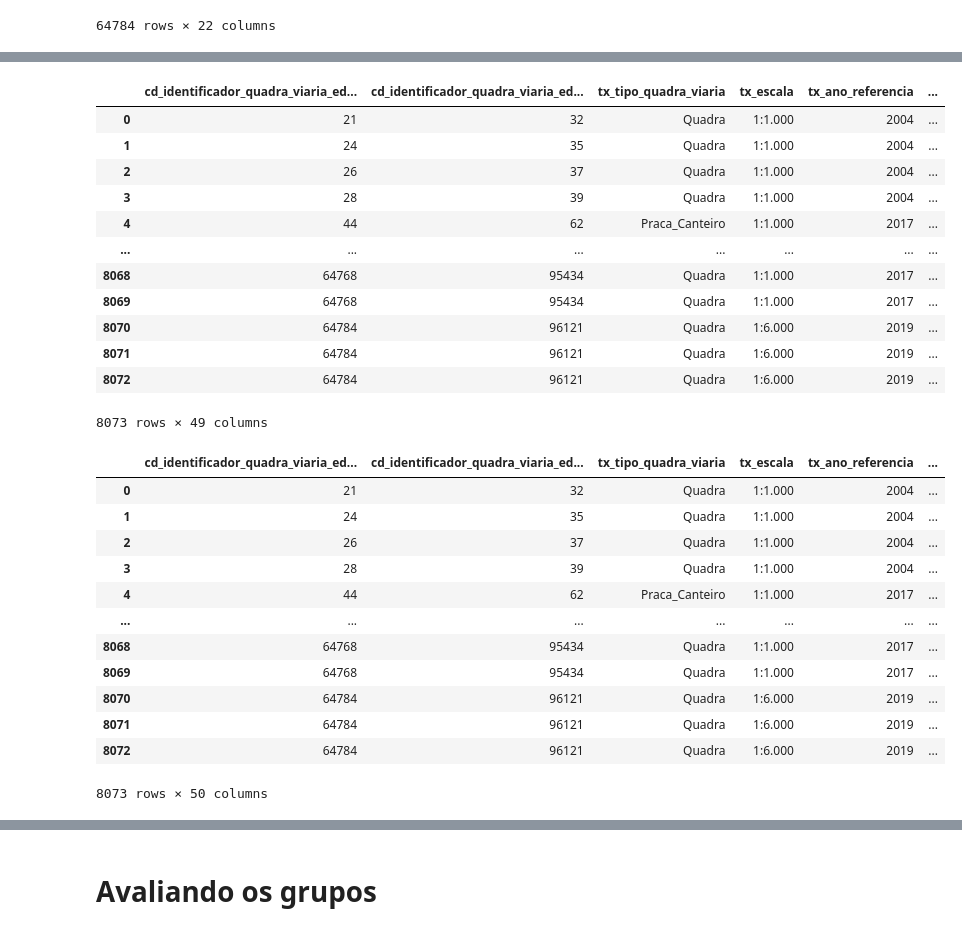
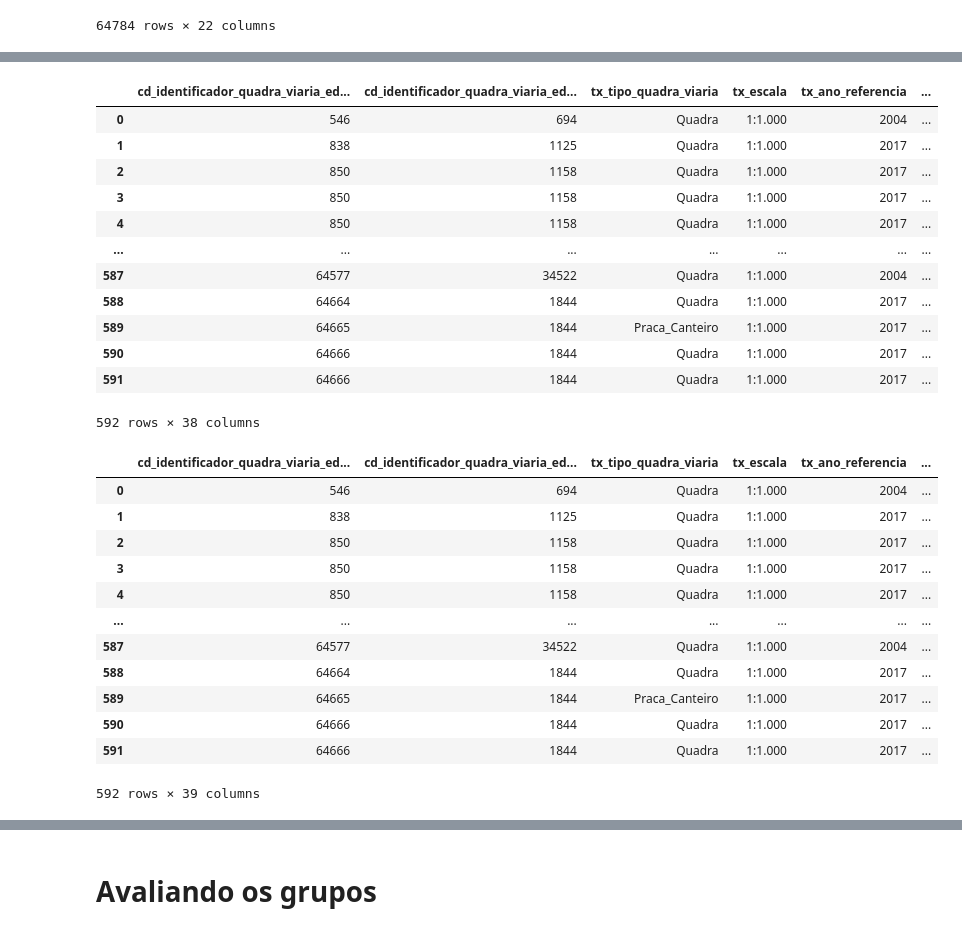
Before and after one commit to sepep-pmsp/compatibilizacao-setores-censitarios, a Jupyter notebook: 13 Avaliação do Plano Diretor.ipynb, the cells around one changed output, grey strips where cells are left out. Drawn from its saved outputs; the diff is of its cells as text; code cells hidden in the pictures.

```diff
--- a/13 Avaliação do Plano Diretor.ipynb
+++ b/13 Avaliação do Plano Diretor.ipynb
@@ -172,7 +213,7 @@ quadras
 ## Bens tombados
 # %%
 tombamento = gpd.read_file(
-    f'{shapefiles.get('tombamento').get('local_filepath')}!SIRGAS_SHP_benstombados/SIRGAS_SHP_benstombados.shp'
+    f'{shapefiles.get('tombamento').get('local_filepath')}!{shapefiles.get('tombamento').get('shapefile_path')}'
 )
 tombamento = tombamento.set_crs('EPSG:31983')
 tombamento.head()
@@ -245,7 +286,7 @@ quadras
 ## Bairros ambientais
 # %%
 bairro_amb = gpd.read_file(
-    f'{shapefiles.get('bairro_amb').get('local_filepath')}!SIRGAS_SHP_bairroambiental/SIRGAS_SHP_bairroambiental_polygon.shp'
+    f'{shapefiles.get('bairro_amb').get('local_filepath')}!{shapefiles.get('bairro_amb').get('shapefile_path')}'
 )
 bairro_amb = bairro_amb.set_crs('EPSG:31983')
 bairro_amb.head()
@@ -310,9 +351,9 @@ A camada de Cadastro de Área Pública (CAP) indica os imóveis pertencentes à
 
 Todas os registros estão ativos, então não é necessário nenhum filtro relacionado ao status. Porém, algumas geometrias não estão válidas, e esses registro serão removidos do GeoDataFrame.
 # %%
-area_pub = gpd.read_file(
-    f'{shapefiles.get('area_pub').get('local_filepath')}!SIRGAS_SHP_cadastroareapublica/SIRGAS_SHP_cadastroareapublica.shp'
+contamin = gpd.read_file(
+    f'{shapefiles.get('contamin').get('local_filepath')}!{shapefiles.get('contamin').get('shapefile_path')}'
 )
-area_pub = area_pub.set_crs('EPSG:31983')
-area_pub.head()
+contamin = contamin.set_crs('EPSG:31983')
+contamin.head()
 # %% [output]
@@ -331,0 +377,3 @@ Name: count, dtype: int64
+# %%
+contamin = contamin[contamin['acr_classf']!='Reabilitada']
+contamin[['acr_classf']].value_counts()
@@ -342,10 +393,10 @@ area_pub = (
 # %%
 %%time
-quadras_area_pub = gpd.overlay(
+quadras_contamin = gpd.overlay(
         quadras,
-        area_pub,
+        contamin,
         how='intersection',
         keep_geom_type=True
 )
-quadras_area_pub
+quadras_contamin
 # %% [output]
@@ -354,37 +405,37 @@ Wall time: 1.09 s
 |  | cd_identificador_quadra_viaria_ed... | cd_identificador_quadra_viaria_ed... | tx_tipo_quadra_viaria | tx_escala | tx_ano_referencia | ... |
-| 0 | 21 | 32 | Quadra | 1:1.000 | 2004 | ... |
-| 1 | 24 | 35 | Quadra | 1:1.000 | 2004 | ... |
-| 2 | 26 | 37 | Quadra | 1:1.000 | 2004 | ... |
-| 3 | 28 | 39 | Quadra | 1:1.000 | 2004 | ... |
-| 4 | 44 | 62 | Praca_Canteiro | 1:1.000 | 2017 | ... |
+| 0 | 546 | 694 | Quadra | 1:1.000 | 2004 | ... |
+| 1 | 838 | 1125 | Quadra | 1:1.000 | 2017 | ... |
+| 2 | 850 | 1158 | Quadra | 1:1.000 | 2017 | ... |
+| 3 | 850 | 1158 | Quadra | 1:1.000 | 2017 | ... |
+| 4 | 850 | 1158 | Quadra | 1:1.000 | 2017 | ... |
 | ... | ... | ... | ... | ... | ... | ... |
-| 8068 | 64768 | 95434 | Quadra | 1:1.000 | 2017 | ... |
-| 8069 | 64768 | 95434 | Quadra | 1:1.000 | 2017 | ... |
-| 8070 | 64784 | 96121 | Quadra | 1:6.000 | 2019 | ... |
-| 8071 | 64784 | 96121 | Quadra | 1:6.000 | 2019 | ... |
-| 8072 | 64784 | 96121 | Quadra | 1:6.000 | 2019 | ... |
+| 587 | 64577 | 34522 | Quadra | 1:1.000 | 2004 | ... |
+| 588 | 64664 | 1844 | Quadra | 1:1.000 | 2017 | ... |
+| 589 | 64665 | 1844 | Praca_Canteiro | 1:1.000 | 2017 | ... |
+| 590 | 64666 | 1844 | Quadra | 1:1.000 | 2017 | ... |
+| 591 | 64666 | 1844 | Quadra | 1:1.000 | 2017 | ... |
-8073 rows × 49 columns
+592 rows × 38 columns
 # %%
-quadras_area_pub = (
-    quadras_area_pub
+quadras_contamin = (
+    quadras_contamin
     .merge(
         quadras
         .assign(quadra_geom_area=quadras.geometry.area)
         [['cd_identificador_quadra_viaria_editada', 'quadra_geom_area']]
     )
 )
-quadras_area_pub
+quadras_contamin
 # %% [output]
 |  | cd_identificador_quadra_viaria_ed... | cd_identificador_quadra_viaria_ed... | tx_tipo_quadra_viaria | tx_escala | tx_ano_referencia | ... |
-| 0 | 21 | 32 | Quadra | 1:1.000 | 2004 | ... |
-| 1 | 24 | 35 | Quadra | 1:1.000 | 2004 | ... |
-| 2 | 26 | 37 | Quadra | 1:1.000 | 2004 | ... |
-| 3 | 28 | 39 | Quadra | 1:1.000 | 2004 | ... |
-| 4 | 44 | 62 | Praca_Canteiro | 1:1.000 | 2017 | ... |
+| 0 | 546 | 694 | Quadra | 1:1.000 | 2004 | ... |
+| 1 | 838 | 1125 | Quadra | 1:1.000 | 2017 | ... |
+| 2 | 850 | 1158 | Quadra | 1:1.000 | 2017 | ... |
+| 3 | 850 | 1158 | Quadra | 1:1.000 | 2017 | ... |
+| 4 | 850 | 1158 | Quadra | 1:1.000 | 2017 | ... |
 | ... | ... | ... | ... | ... | ... | ... |
-| 8068 | 64768 | 95434 | Quadra | 1:1.000 | 2017 | ... |
-| 8069 | 64768 | 95434 | Quadra | 1:1.000 | 2017 | ... |
-| 8070 | 64784 | 96121 | Quadra | 1:6.000 | 2019 | ... |
-| 8071 | 64784 | 96121 | Quadra | 1:6.000 | 2019 | ... |
-| 8072 | 64784 | 96121 | Quadra | 1:6.000 | 2019 | ... |
+| 587 | 64577 | 34522 | Quadra | 1:1.000 | 2004 | ... |
+| 588 | 64664 | 1844 | Quadra | 1:1.000 | 2017 | ... |
+| 589 | 64665 | 1844 | Praca_Canteiro | 1:1.000 | 2017 | ... |
+| 590 | 64666 | 1844 | Quadra | 1:1.000 | 2017 | ... |
+| 591 | 64666 | 1844 | Quadra | 1:1.000 | 2017 | ... |
-8073 rows × 50 columns
+592 rows × 39 columns
```
Also changed, not shown: parts of 64 cells of this notebook.
